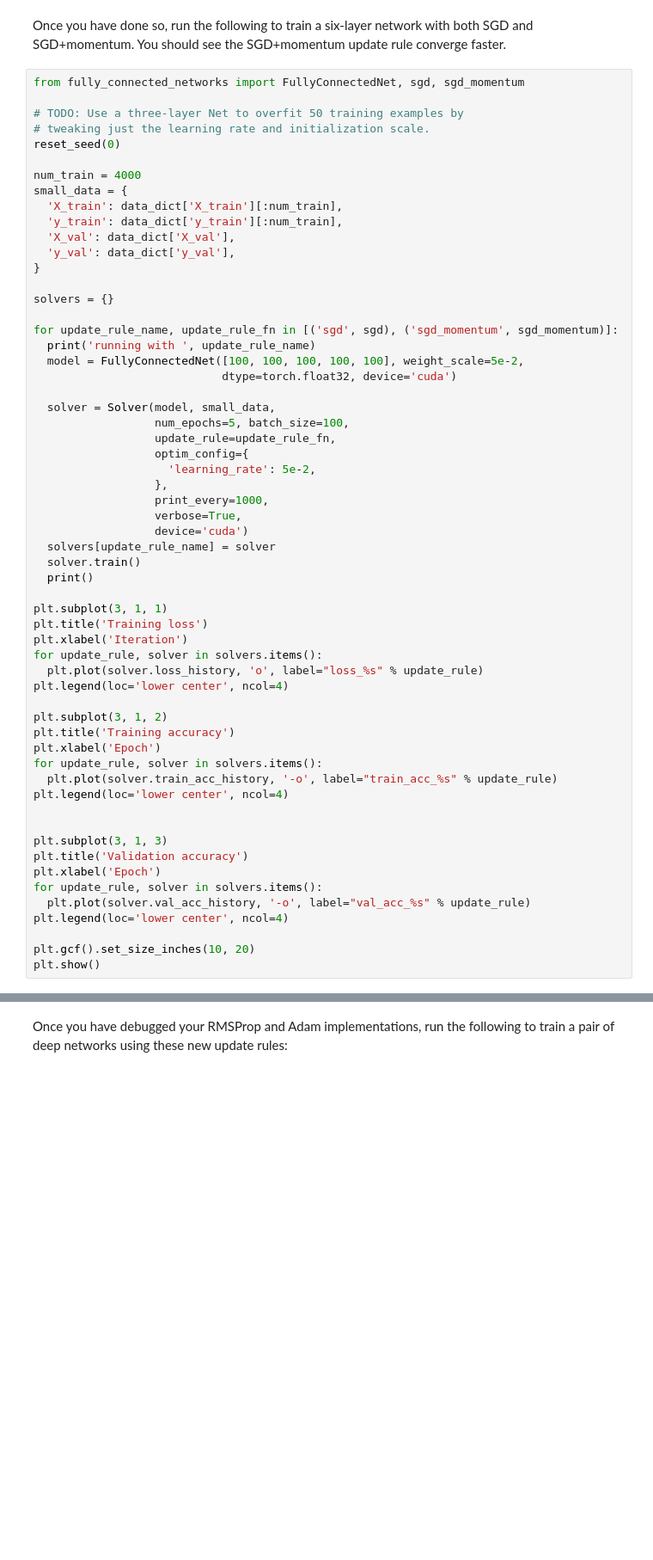
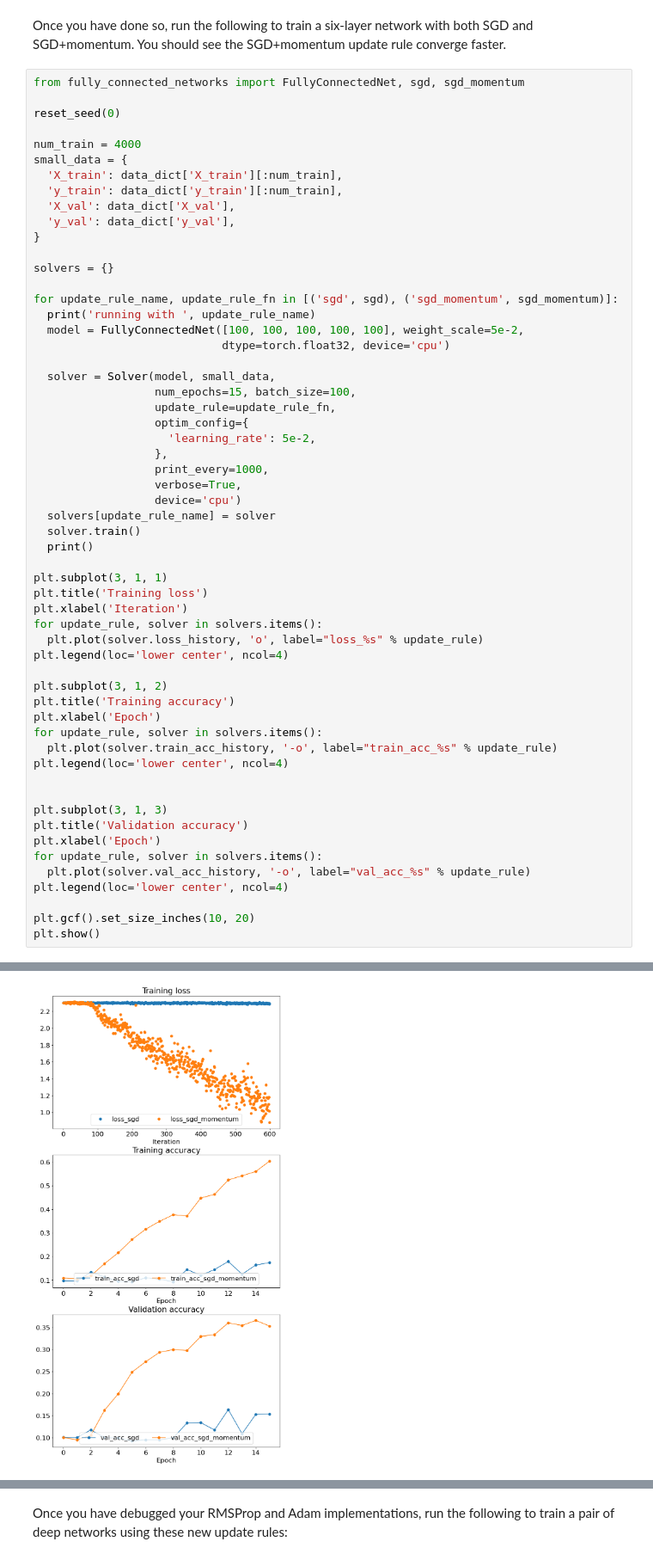
Before and after one commit to TomerY-f/TomerY-f-EECS498-008-Deep-Learning-HA, a Jupyter notebook: blank_no_solution/A3/fully_connected_networks.ipynb, the cells around one changed output, grey strips where cells are left out. Shown at 86% size. Drawn from its saved outputs; the diff is of its cells as text; blank space fills up the shorter version.

```diff
--- a/blank_no_solution/A3/fully_connected_networks.ipynb
+++ b/blank_no_solution/A3/fully_connected_networks.ipynb
@@ -620,8 +777,6 @@ Once you have done so, run the following to train a six-layer network with both
 # %%
 from fully_connected_networks import FullyConnectedNet, sgd, sgd_momentum
 
-# TODO: Use a three-layer Net to overfit 50 training examples by
-# tweaking just the learning rate and initialization scale.
 reset_seed(0)
 
 num_train = 4000
@@ -637,17 +792,17 @@ solvers = {}
 for update_rule_name, update_rule_fn in [('sgd', sgd), ('sgd_momentum', sgd_momentum)]:
   print('running with ', update_rule_name)
   model = FullyConnectedNet([100, 100, 100, 100, 100], weight_scale=5e-2,
-                            dtype=torch.float32, device='cuda')
+                            dtype=torch.float32, device='cpu')
 
   solver = Solver(model, small_data,
-                  num_epochs=5, batch_size=100,
+                  num_epochs=15, batch_size=100,
                   update_rule=update_rule_fn,
                   optim_config={
                     'learning_rate': 5e-2,
                   },
                   print_every=1000,
                   verbose=True,
-                  device='cuda')
+                  device='cpu')
   solvers[update_rule_name] = solver
   solver.train()
   print()
@@ -676,3 +831,4 @@ plt.legend(loc='lower center', ncol=4)
 
 plt.gcf().set_size_inches(10, 20)
 plt.show()
+# %% [output]
@@ -679,3 +852,4 @@ plt.show()
+[figure, added]
 # %% [markdown]
 ## RMSProp
 RMSProp [1] is an update rule that set per-parameter learning rates by using a running average of the second moments of gradients.
```
Also changed, not shown: parts of 26 cells of this notebook, 3 other files.
